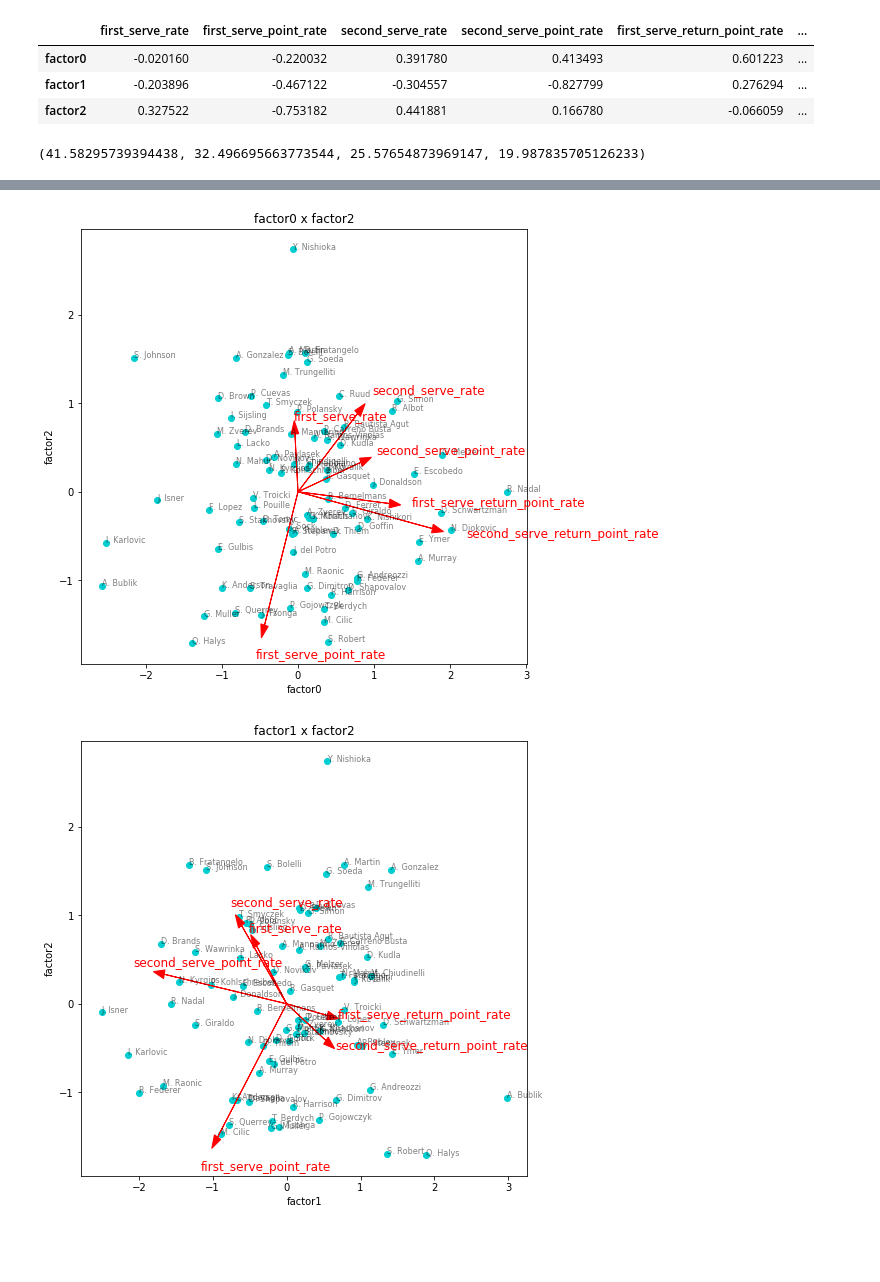
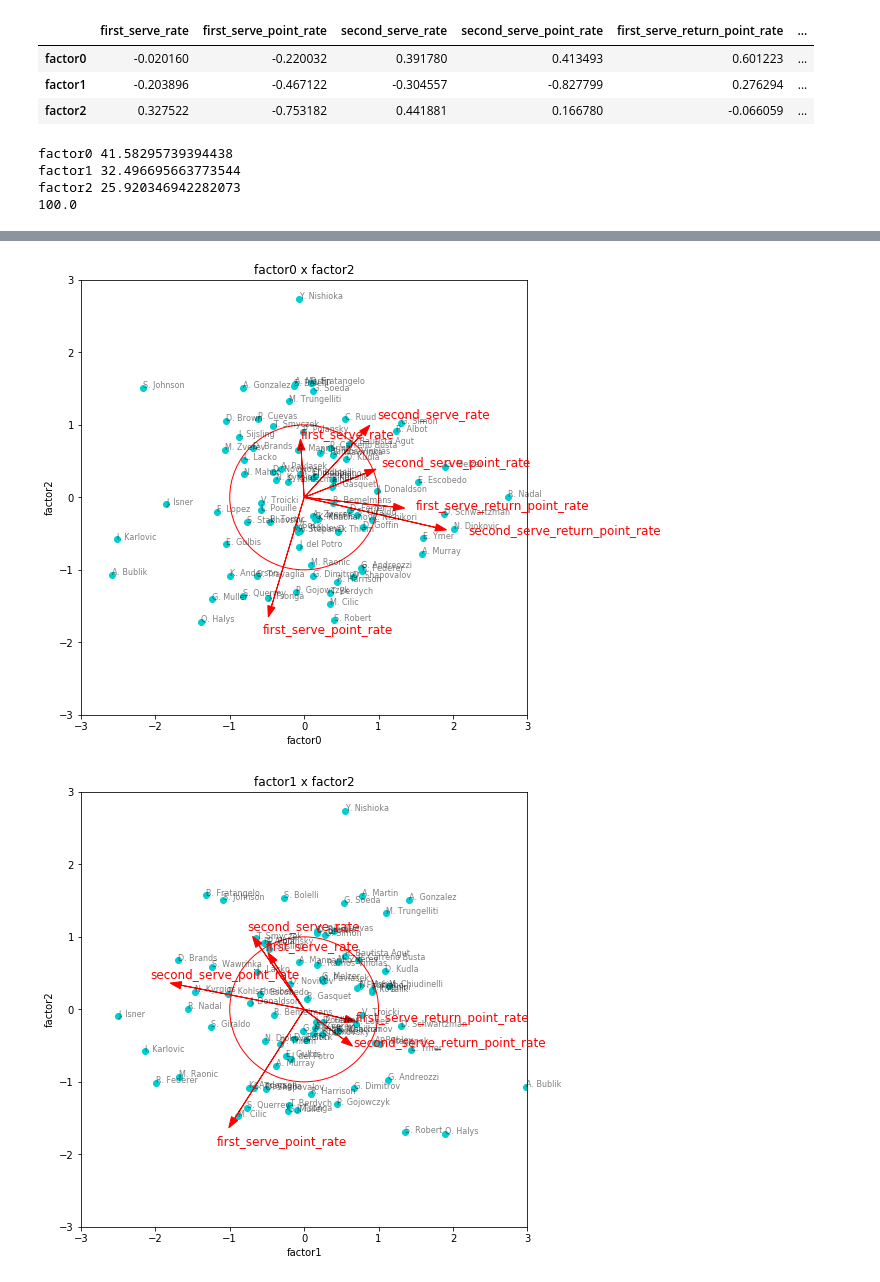
Before and after one commit to Gin04gh/datascience, a Jupyter notebook: kaggle_dataset_large_tennis_dataset_for_atp_itf_betting/analysis_service_return_strength.ipynb, the cells around one changed output, grey strips where cells are left out. Drawn from its saved outputs; the diff is of its cells as text; code cells hidden in the pictures; blank space fills up the shorter version.

```diff
--- a/kaggle_dataset_large_tennis_dataset_for_atp_itf_betting/analysis_service_return_strength.ipynb
+++ b/kaggle_dataset_large_tennis_dataset_for_atp_itf_betting/analysis_service_return_strength.ipynb
@@ -167,19 +167,22 @@ df_factor_loading
 | factor0 | -0.020160 | -0.220032 | 0.391780 | 0.413493 | 0.601223 | ... |
 | factor1 | -0.203896 | -0.467122 | -0.304557 | -0.827799 | 0.276294 | ... |
 | factor2 | 0.327522 | -0.753182 | 0.441881 | 0.166780 | -0.066059 | ... |
-# %%
-m = fa.components_
-n = fa.noise_variance_
-m1 = m**2
-m2 = np.sum(m1, axis=1)
-pvar1 = (100*m2[0])/np.sum(m2)
-pvar2 = (100*m2[1])/np.sum(m2)
-pvar1_with_noise = (100*m2[0])/(np.sum(m2)+np.sum(n))
-pvar2_with_noise = (100*m2[1])/(np.sum(m2)+np.sum(n))
-
-pvar1, pvar2, pvar1_with_noise, pvar2_with_noise
-# %% [output]
-(41.58295739394438, 32.496695663773544, 25.57654873969147, 19.987835705126233)
+# %%
+m = fa.components_
+m1 = m**2
+m2 = np.sum(m1, axis=1)
+pvar_sum = 0
+for i in range(factor_num):
+    pvar = (100*m2[i])/np.sum(m2)
+    print('factor'+str(i), pvar)
+    pvar_sum += pvar
+
+print(pvar_sum)
+# %% [output]
+factor0 41.58295739394438
+factor1 32.496695663773544
+factor2 25.920346942282073
+100.0
 # %%
 transformed = fa.fit_transform(x)
 
@@ -194,6 +197,9 @@ for i, j in itertools.combinations(np.arange(factor_num), 2):
     for k, c in enumerate(target_cols):
         plt.arrow(0, 0, fai[k]*2, faj[k]*2, color='r', head_width=0.1, alpha=1)
         plt.text(fai[k]*2.5, faj[k]*2.5, c, color='r', fontsize=12)
+    plt.axes().add_patch(plt.Circle((0, 0), radius=0.5*2, ec='r', fill=False))
+    plt.xlim([-3,3])
+    plt.ylim([-3,3])
     plt.xlabel('factor'+str(i))
     plt.ylabel('factor'+str(j))
     plt.title('factor'+str(i)+' x '+'factor'+str(j))
@@ -203,2 +209,2 @@ for i, j in itertools.combinations(np.arange(factor_num), 2):
-[figure, old version]
+[figure, new version]
-[figure, old version]
+[figure, new version]
```
Also changed, not shown: parts of 1 cell of this notebook.
